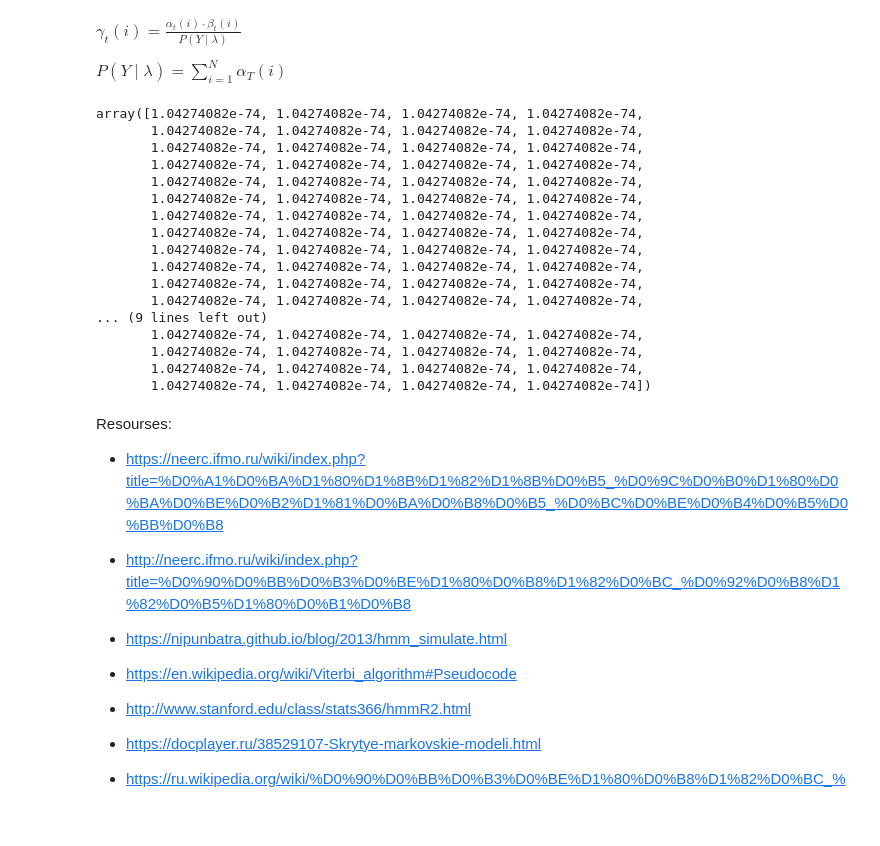
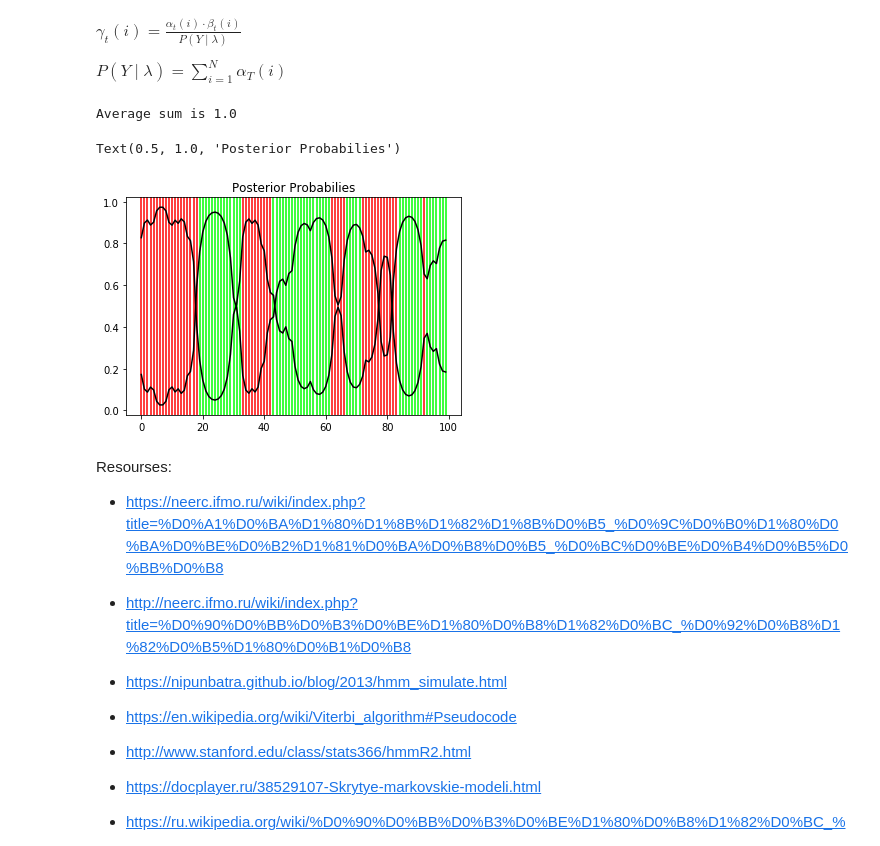
Before and after one commit to pekshin/hmm_homework, a Jupyter notebook: Homework_Task_1_Pekhterev_D_МСКМ_181.ipynb, the cells around one changed output. Drawn from its saved outputs; the diff is of its cells as text; code cells hidden in the pictures; blank space fills up the shorter version.

```diff
--- a/Homework_Task_1_Pekhterev_D_МСКМ_181.ipynb
+++ b/Homework_Task_1_Pekhterev_D_МСКМ_181.ipynb
@@ -266,3 +266,5 @@ def backwardprobs(observations, trans, emis, numstates, observation_indices):
 # %%
-beta = backwardprobs (observed+1, sts_matr,em_matr, 2, obs_indices)
-# beta=backwardprobs(observed, A, B)
+# beta = backwardprobs (observed+1, sts_matr,em_matr, 2, obs_indices)
+beta = backward_obs(observed, A, B)
+
+beta
@@ -269,40 +289,42 @@ beta = backwardprobs (observed+1, sts_matr,em_matr, 2, obs_indices)
-# %%
- def likelihood(obs_seq):
-        return  forwardprobs (observed+1, pi, sts_matr, em_matr, 2, obs_indices)[-1].sum()
-def gamma(obs_seq, alpha, beta):
-    obs_prob = likelihood(obs_seq)
-    return (np.multiply(alpha,beta) / obs_prob)
+# %%
+def likelihood(observed, A, B):
+        # using the forward part of the forward-backward algorithm
+        # используем last row
+        return forward_obs(observed, A, B)[len(observed)-1].sum()
+
+
+def gamma(observed, alpha, beta, A, B):
+    observed_probability = likelihood(observed, A, B)
+    return (np.multiply(alpha, beta.T) / observed_probability)
+
+
+# сглаживающая функция, учитывающая два алгоритма forwardprobs backwardprobs
+Gamma = gamma(observed, alpha, beta, A, B)
 # %% [markdown]
 $\gamma_t(i) = \frac{\alpha _t(i) \cdot \beta _t(i)}{P(Y \mid \lambda)}$
 
 $P(Y \mid {\lambda}) =  \displaystyle \sum_{i=1}^{N}\alpha _T(i)$
-# %%
-sum (gamma (observed, alpha, beta)) # сглаживающая функция, учитывающая два алгоритма forwardprobs backwardprobs
-# %% [output]
-array([1.04274082e-74, 1.04274082e-74, 1.04274082e-74, 1.04274082e-74,
-       1.04274082e-74, 1.04274082e-74, 1.04274082e-74, 1.04274082e-74,
-       1.04274082e-74, 1.04274082e-74, 1.04274082e-74, 1.04274082e-74,
-       1.04274082e-74, 1.04274082e-74, 1.04274082e-74, 1.04274082e-74,
-       1.04274082e-74, 1.04274082e-74, 1.04274082e-74, 1.04274082e-74,
-       1.04274082e-74, 1.04274082e-74, 1.04274082e-74, 1.04274082e-74,
-       1.04274082e-74, 1.04274082e-74, 1.04274082e-74, 1.04274082e-74,
-       1.04274082e-74, 1.04274082e-74, 1.04274082e-74, 1.04274082e-74,
-       1.04274082e-74, 1.04274082e-74, 1.04274082e-74, 1.04274082e-74,
-       1.04274082e-74, 1.04274082e-74, 1.04274082e-74, 1.04274082e-74,
-       1.04274082e-74, 1.04274082e-74, 1.04274082e-74, 1.04274082e-74,
-       1.04274082e-74, 1.04274082e-74, 1.04274082e-74, 1.04274082e-74,
-... (9 lines left out)
-       1.04274082e-74, 1.04274082e-74, 1.04274082e-74, 1.04274082e-74,
-       1.04274082e-74, 1.04274082e-74, 1.04274082e-74, 1.04274082e-74,
-       1.04274082e-74, 1.04274082e-74, 1.04274082e-74, 1.04274082e-74,
-       1.04274082e-74, 1.04274082e-74, 1.04274082e-74, 1.04274082e-74])
+# %%
+check_gamma_lst = []
+for i in range(len(Gamma)):
+    check_gamma_lst.append(sum(Gamma[i]))
+
+checker = sum(check_gamma_lst)/len(check_gamma_lst)
+print(f'Average sum is {checker}')
+# %% [output]
+Average sum is 1.0
 # %%
 for i in range(100):
     if hidden[i] == 0:
-        plt.axvline(x = i, color ='lime' ) # честная кость
+        plt.axvline(x=i, color='lime')  # честная кость
     else:
-        plt.axvline(x = i, color = 'red') # поддельное состояние
-plt.plot([i for i in range(100)], gamma (observed, alpha, beta)[0],color = 'black', label= 'posterior probabilies')
+        plt.axvline(x=i, color='red')  # поддельное состояние
+plt.plot([i for i in range(100)], Gamma, color='black')
+
+plt.title ('Posterior Probabilies')
+# %% [output]
+Text(0.5, 1.0, 'Posterior Probabilies')
+[figure, added]
 # %% [markdown]
 Resourses:
 - https://neerc.ifmo.ru/wiki/index.php?title=%D0%A1%D0%BA%D1%80%D1%8B%D1%82%D1%8B%D0%B5_%D0%9C%D0%B0%D1%80%D0%BA%D0%BE%D0%B2%D1%81%D0%BA%D0%B8%D0%B5_%D0%BC%D0%BE%D0%B4%D0%B5%D0%BB%D0%B8
```
Also changed, not shown: parts of 14 cells of this notebook.
